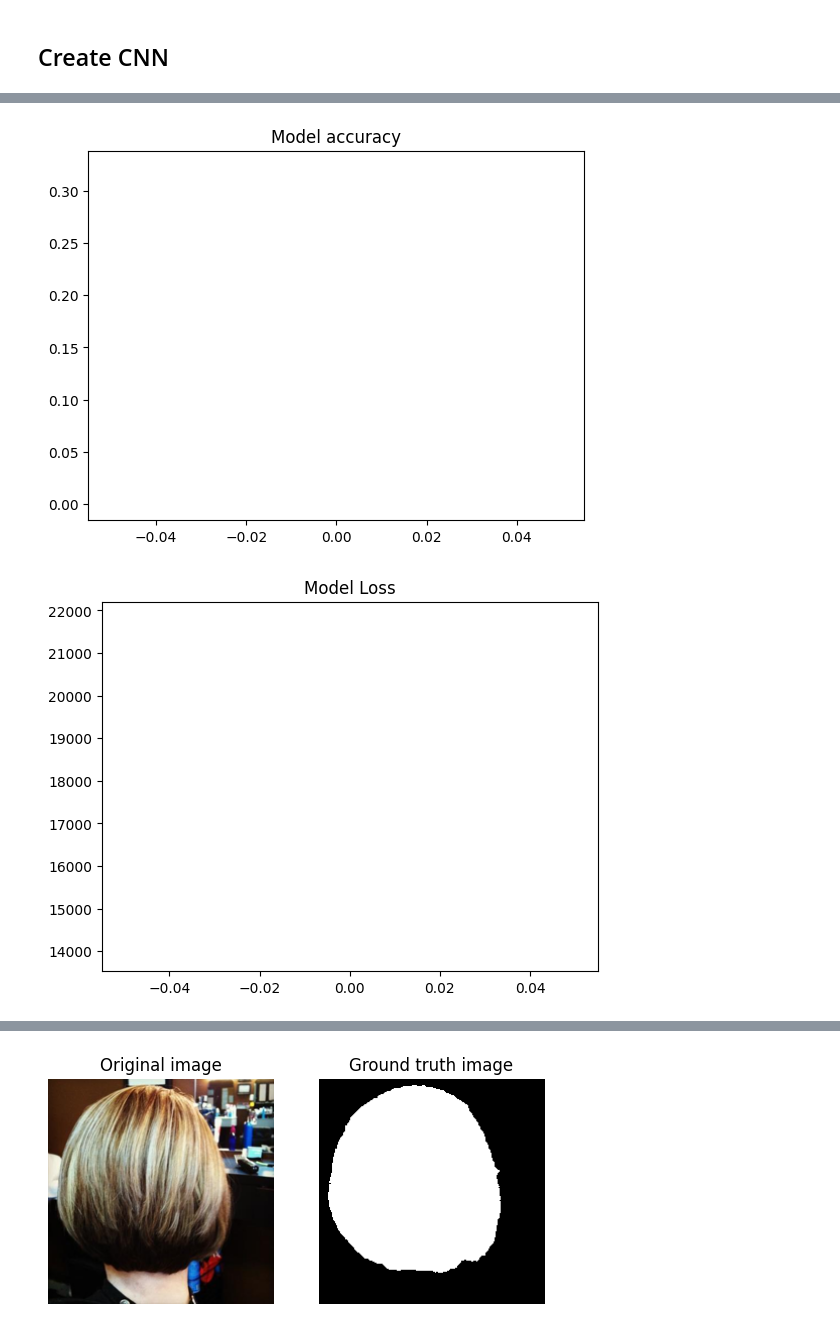
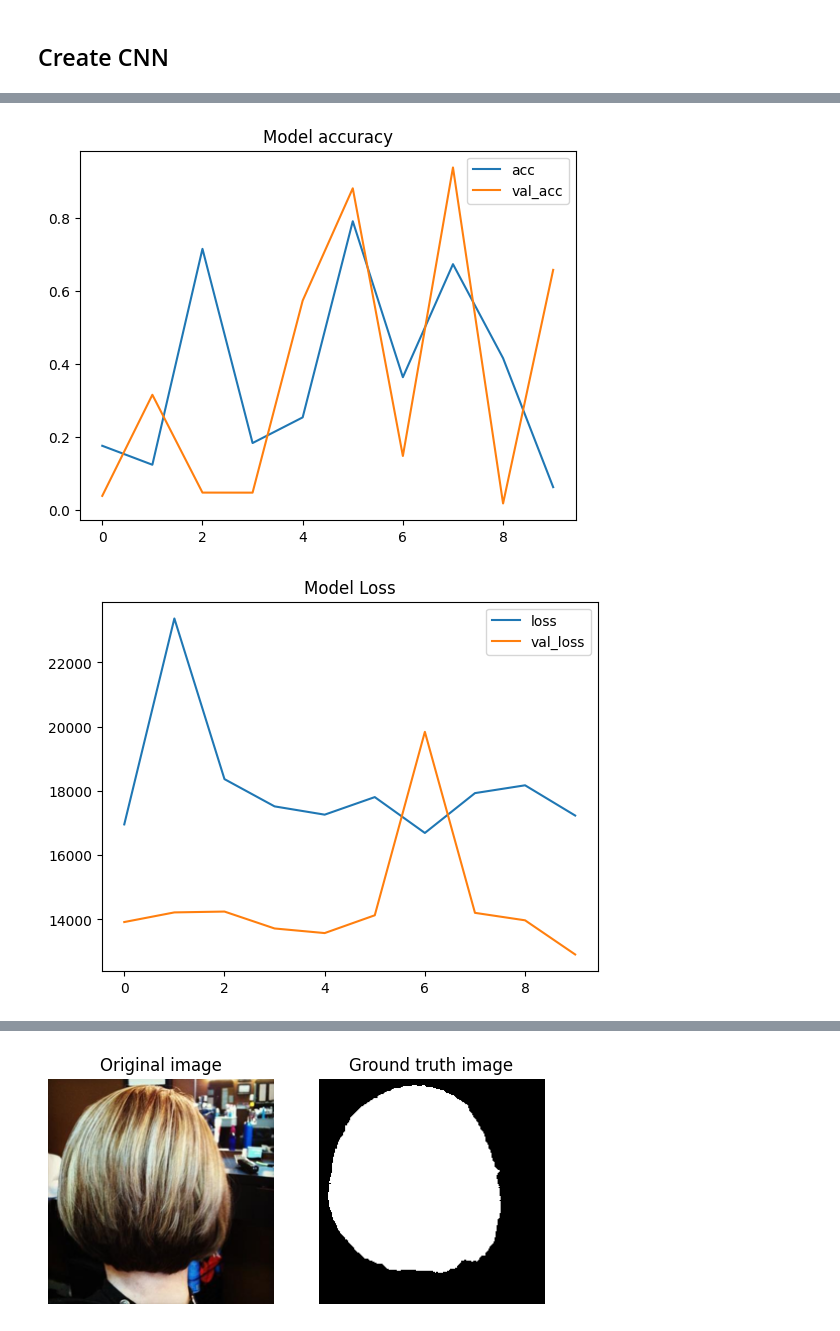
Before and after one commit to Kainasu/hair-seg-project, a Jupyter notebook: hair-segmentation.ipynb, the cells around one changed output, grey strips where cells are left out. Cells and saved outputs as stored; diff of their text form; code cells hidden in the pictures.

Commit message:
Try new model

```diff
--- a/hair-segmentation.ipynb
+++ b/hair-segmentation.ipynb
@@ -160,7 +139,7 @@ Trainable params: 7,760,931
 Non-trainable params: 0
 __________________________________________________________________________________________________
 # %%
-epochs = 1
+epochs = 10
 history = model.fit(X_train,y_train,validation_split=0.05,epochs=epochs,batch_size=64,)
 model.save('model.h5')
 # %% [output]
@@ -168,22 +166,26 @@ model.save('model.h5')
 # %%
 h = history
-plt.plot(h.history['acc'])
-plt.plot(h.history['val_acc'])
+plt.plot(h.history['acc'], label='acc')
+plt.plot(h.history['val_acc'], label='val_acc')
 plt.title('Model accuracy')
+plt.legend()
 plt.show()
 
-plt.plot(h.history['loss'])
-plt.plot(h.history['val_loss'])
+plt.plot(h.history['loss'], label='loss')
+plt.plot(h.history['val_loss'], label='val_loss')
+plt.title('Model Loss')
+plt.legend()
+plt.show()
+
+plt.plot(h.history['acc'], label='acc')
+plt.title('Model accuracy')
+plt.legend()
+plt.show()
+
+plt.plot(h.history['loss'], label='loss')
+plt.legend()
 plt.title('Model Loss')
 plt.show()
-
-plt.plot(h.history['acc'])
-plt.title('Model accuracy')
-plt.show()
-
-plt.plot(h.history['loss'])
-plt.title('Model Loss')
-plt.show()
 # %% [output]
-[figure, old version]
+[figure, new version]
-[figure, old version]
+[figure, new version]
```
Also changed, not shown: parts of 7 cells of this notebook.
